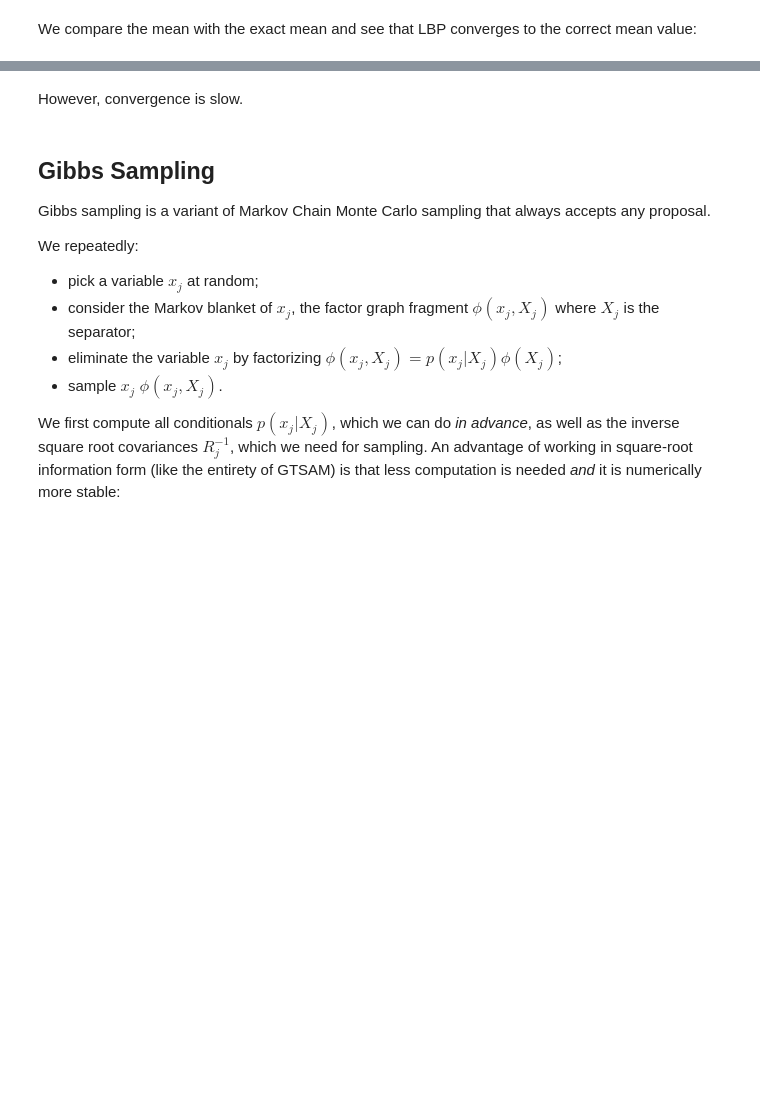
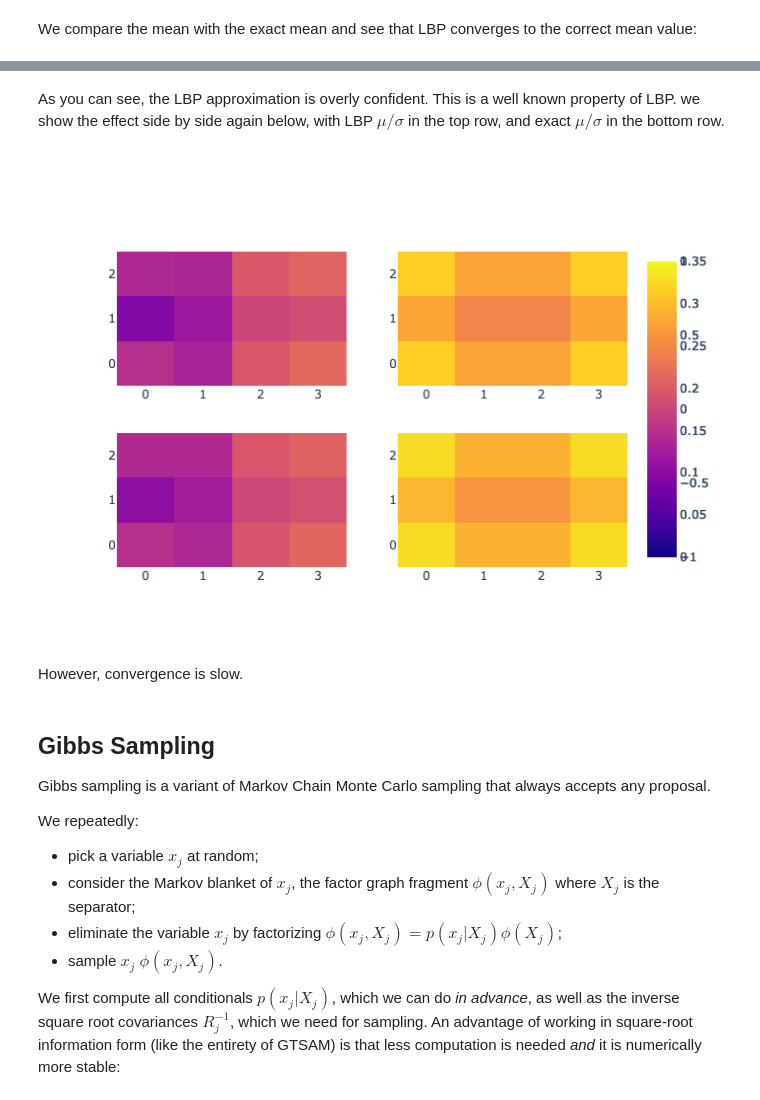
Before and after one commit to gtbook/gtsam-examples, a Jupyter notebook: GaussianMRFExample_lbp.ipynb, the cells around one changed output, grey strips where cells are left out. Cells and saved outputs as stored; diff of their text form; code cells hidden in the pictures; blank space fills up the shorter version.

Commit message:
More math and alert to probable bug

```diff
--- a/GaussianMRFExample_lbp.ipynb
+++ b/GaussianMRFExample_lbp.ipynb
@@ -119,7 +136,8 @@ def lbp(x0:gtsam.VectorValues, hook=None, max_iterations=100):
 
     def update(j:int, x:gtsam.VectorValues):
         # Get Markov blanket and augment with beliefs
-        augmented_graph = markov_blankets[j]
+        augmented_graph = gtsam.GaussianFactorGraph()
+        augmented_graph.push_back(markov_blankets[j])
         augmented_keys = augmented_graph.keys()
         for k in key_list:
             if k != j and augmented_keys.count(k):
@@ -157,13 +175,13 @@ for row in range(M):
         initial.insert(j, data[row,col])
 # %%
 def print_hook(it, j, x, q, error):
-    if it % 1000 == 0:
+    if it % 10 == 0:
         if it==0:
             print(f"{it=}, initial error is {error}")
         else:
             print(f"{it=}, updated {gtsam.DefaultKeyFormatter(j)}, error now {error}")
 
 rng = np.random.default_rng(42)
-x, q = lbp(initial, print_hook, max_iterations=10000)
+x, q = lbp(initial, print_hook, max_iterations=100)
 # %% [output]
 it=0, initial error is 12.126645986142575
@@ -180,8 +198,9 @@ it=10000, updated b4, error now 3.144178181883217
 # %% [markdown]
 We compare the mean with the exact mean and see that LBP converges to the correct mean value:
 # %%
-for j, qj in q.items():
+stddev = np.empty((M*N,))
+for i, (j,qj) in enumerate(q.items()):
     information = qj.information().item()
-    stddev = 1.0/math.sqrt(information)
-    print(f"{gtsam.DefaultKeyFormatter(j)} {x.at(j).item():.2f} +/- {stddev:.2f}")
+    stddev[i] = 1.0/math.sqrt(information)
+    print(f"{gtsam.DefaultKeyFormatter(j)} {x.at(j).item():.2f} +/- {stddev[i]:.2f}")
 # %% [output]
@@ -211,0 +221,10 @@ direct solver error: 3.1439968801524447
+# %%
+key_list = list(keys.values())
+bayes_tree = graph.eliminateMultifrontal()
+exact_mean = bayes_tree.optimize()
+exact_stddev = np.empty((M*N,))
+for i, j in enumerate(key_list):
+    variance = bayes_tree.marginalCovariance(j)
+    exact_stddev[i] = math.sqrt(variance)
+    print(f"{gtsam.DefaultKeyFormatter(j)} {exact_mean.at(j).item():.2f} +/- {exact_stddev[i]:.2f}")
+print(f"direct solver error: {graph.error(exact_mean)}")
@@ -212,3 +245,14 @@ direct solver error: 3.1439968801524447
+# %% [markdown]
+As you can see, the LBP approximation is overly confident. This is a well known property of LBP. we show the effect side by side again below, with LBP $\mu/\sigma$ in the top row, and exact $\mu/\sigma$ in the bottom row.
+# %%
+fig = make_subplots(rows=2, cols=2)
+fig.add_trace(go.Heatmap(z=x.vector().reshape((M, N)), zmin=-1, zmax=1), row=1, col=1)
+fig.add_trace(go.Heatmap(z=exact_mean.vector().reshape((M, N)), zmin=-1, zmax=1), row=2, col=1)
+fig.add_trace(go.Heatmap(z=stddev.reshape((M, N)), zmin=0, zmax=0.35), row=1, col=2)
+fig.add_trace(go.Heatmap(z=exact_stddev.reshape((M, N)), zmin=0, zmax=0.35), row=2, col=2)
+fig.show()
+# %% [output]
+[figure, added]
 # %% [markdown]
 However, convergence is slow.
 # %% [markdown]
```
Also changed, not shown: parts of 21 cells of this notebook, 2 other files.
